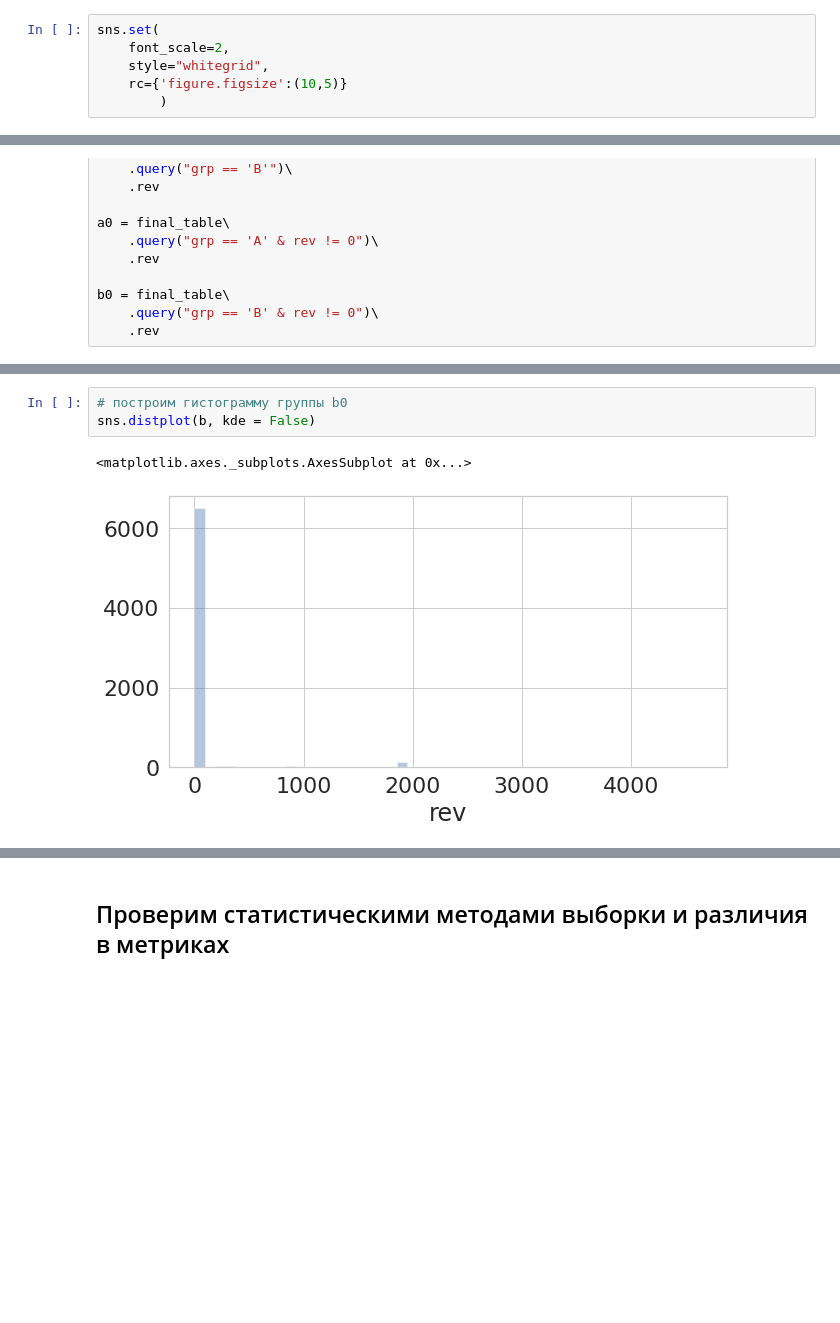
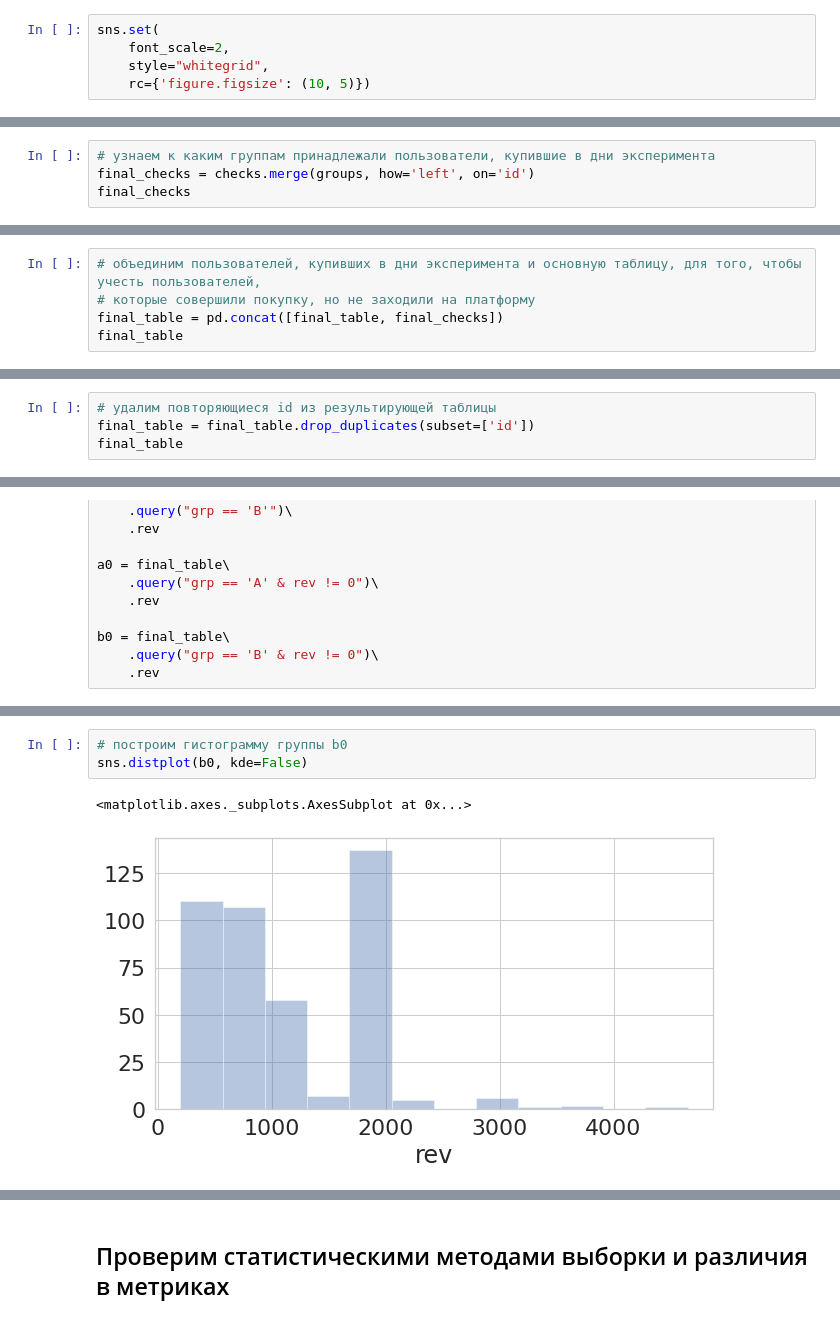
Before and after one commit to laping93/kc_final_project_metrics, a Jupyter notebook: task_1.ipynb, the cells around one changed output, grey strips where cells are left out. Saved outputs shown, nothing was run; the diff lists cells and outputs as text; blank space fills up the shorter version.

```diff
--- a/task_1.ipynb
+++ b/task_1.ipynb
@@ -47,8 +45,7 @@ from tqdm.auto import tqdm
 sns.set(
     font_scale=2,
     style="whitegrid",
-    rc={'figure.figsize':(10,5)}
-        )
+    rc={'figure.figsize': (10, 5)})
 # %% [markdown]
 ## Соберем таблицу для анализа и посчитаем метрики
 # %%
@@ -99,0 +128,4 @@ final_table = final_table.merge(checks, how='left', on='id').fillna(0)
+# %%
+# узнаем к каким группам принадлежали пользователи, купившие в дни эксперимента
+final_checks = checks.merge(groups, how='left', on='id')
+final_checks
@@ -99,0 +146,5 @@ final_table = final_table.merge(checks, how='left', on='id').fillna(0)
+# %%
+# объединим пользователей, купивших в дни эксперимента и основную таблицу, для того, чтобы учесть пользователей,
+# которые совершили покупку, но не заходили на платформу
+final_table = pd.concat([final_table, final_checks])
+final_table
@@ -99,0 +165,4 @@ final_table = final_table.merge(checks, how='left', on='id').fillna(0)
+# %%
+# удалим повторяющиеся id из результирующей таблицы
+final_table = final_table.drop_duplicates(subset=['id'])
+final_table
@@ -212,6 +309,6 @@ sns.distplot(a0, kde = False)
 # %%
 # построим гистограмму группы b0
-sns.distplot(b, kde = False)
+sns.distplot(b0, kde=False)
 # %% [output]
 <matplotlib.axes._subplots.AxesSubplot at 0x...>
-[figure, old version]
+[figure, new version]
```
Also changed, not shown: parts of 41 cells of this notebook, 2 other files.
